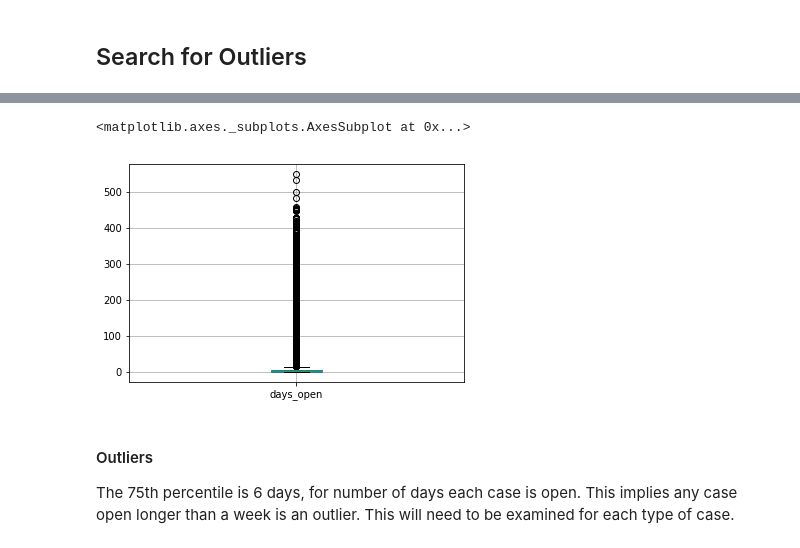
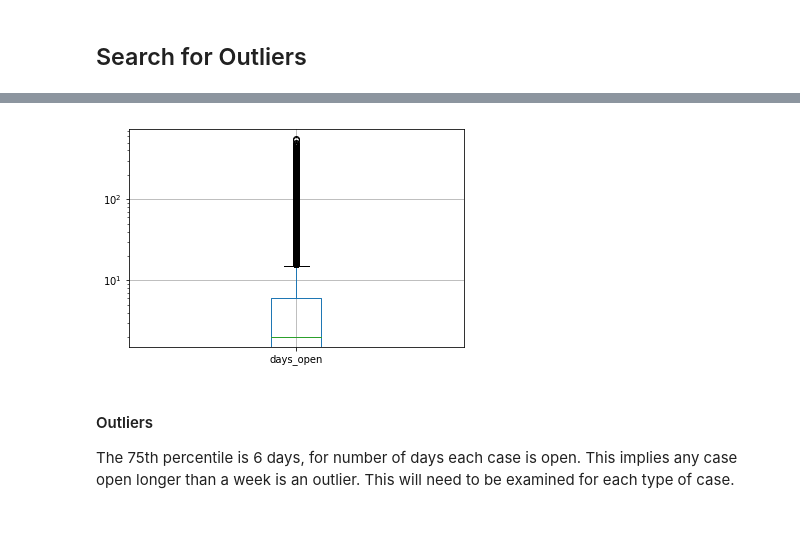
Before and after one commit to lwdee/Springboard, a Jupyter notebook: Capstone/Capstone_1_Data_Wrangling.ipynb, the cells around one changed output, grey strips where cells are left out. Saved outputs shown, nothing was run; the diff lists cells and outputs as text; code cells hidden in the pictures.

```diff
--- a/Capstone/Capstone_1_Data_Wrangling.ipynb
+++ b/Capstone/Capstone_1_Data_Wrangling.ipynb
@@ -267,9 +267,11 @@ df1617.days_open = df1617.days_open.replace(-1.0, 0.0)
 # %%
 # View box plot of number of days open, to visually inspect outliers
 df1617.boxplot(column='days_open')
+plt.yscale('log')
+#plt.savefig('days_open_boxplot.png')
+plt.show()
 # %% [output]
-<matplotlib.axes._subplots.AxesSubplot at 0x...>
-[figure, old version]
+[figure, new version]
 # %% [markdown]
 #### Outliers
 The 75th percentile is 6 days, for number of days each case is open. This implies any case open longer than a week is an outlier. This will need to be examined for each type of case.
```
Also changed, not shown: parts of 28 cells of this notebook.
